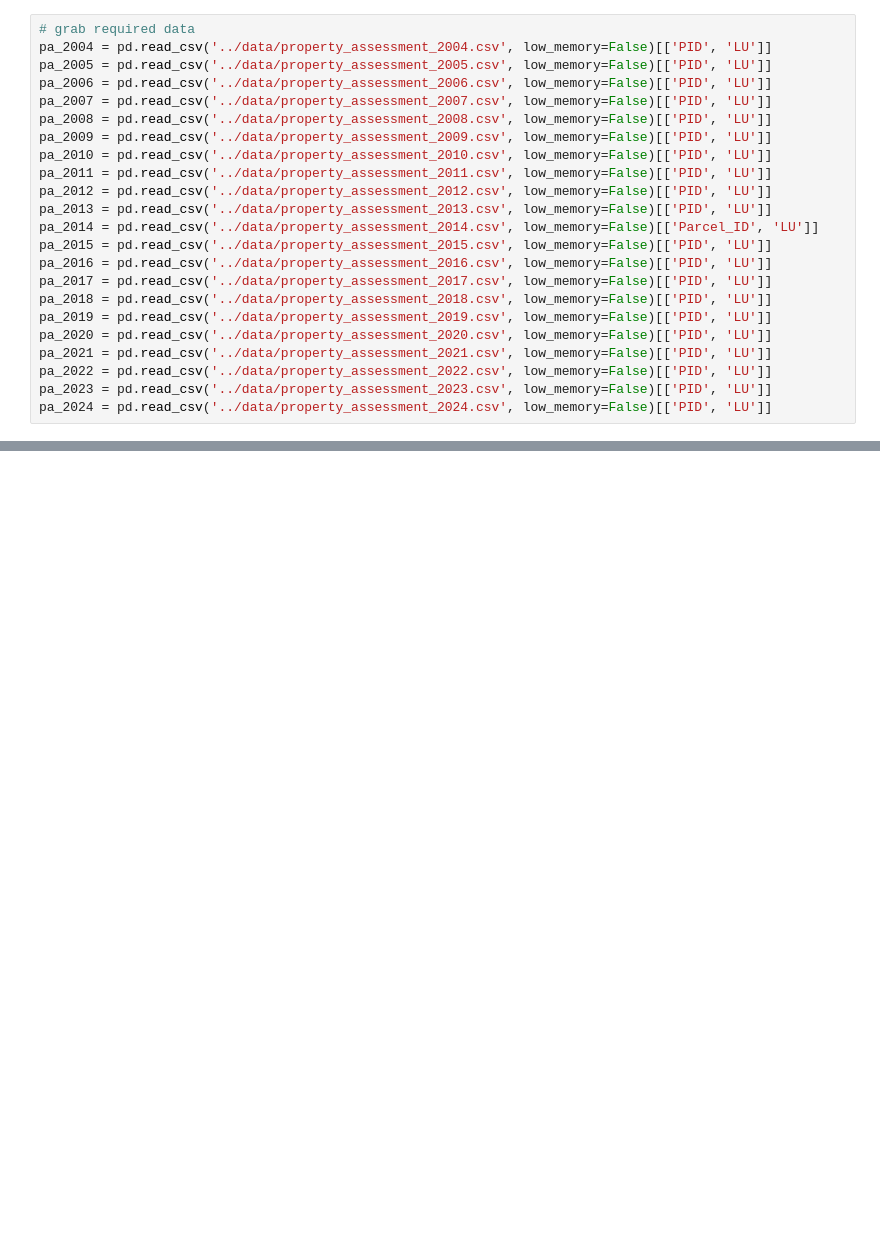
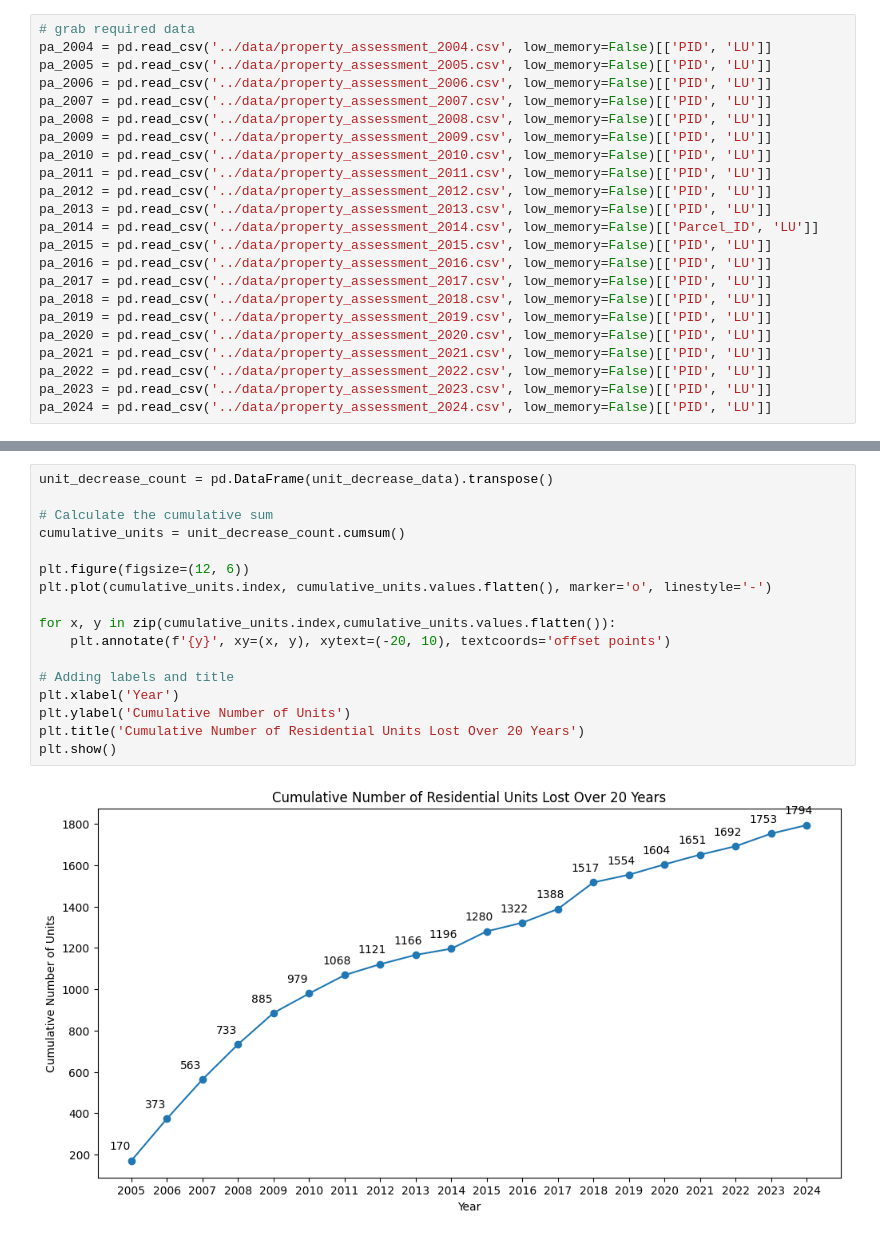
Before and after one commit to BU-Spark/ds-boston-remodeling, a Jupyter notebook: sp24-team-c/unit_loss_to_remodels_analysis/unit_loss_to_remodels.ipynb, the cells around one changed output, grey strips where cells are left out. Saved outputs shown, nothing was run; the diff lists cells and outputs as text; blank space fills up the shorter version.

```diff
--- a/sp24-team-c/unit_loss_to_remodels_analysis/unit_loss_to_remodels.ipynb
+++ b/sp24-team-c/unit_loss_to_remodels_analysis/unit_loss_to_remodels.ipynb
@@ -288,0 +341,19 @@ over 20 years we lost 6229 units with an average of 311.45 units per year
+# %%
+unit_decrease_count = pd.DataFrame(unit_decrease_data).transpose()
+
+# Calculate the cumulative sum
+cumulative_units = unit_decrease_count.cumsum()
+
+plt.figure(figsize=(12, 6))
+plt.plot(cumulative_units.index, cumulative_units.values.flatten(), marker='o', linestyle='-')
+
+for x, y in zip(cumulative_units.index,cumulative_units.values.flatten()):
+    plt.annotate(f'{y}', xy=(x, y), xytext=(-20, 10), textcoords='offset points')
+
+# Adding labels and title
+plt.xlabel('Year')
+plt.ylabel('Cumulative Number of Units')
+plt.title('Cumulative Number of Residential Units Lost Over 20 Years')
+plt.show()
+# %% [output]
+[figure, added]
```
Also changed, not shown: parts of 29 cells of this notebook, 1 other file.
